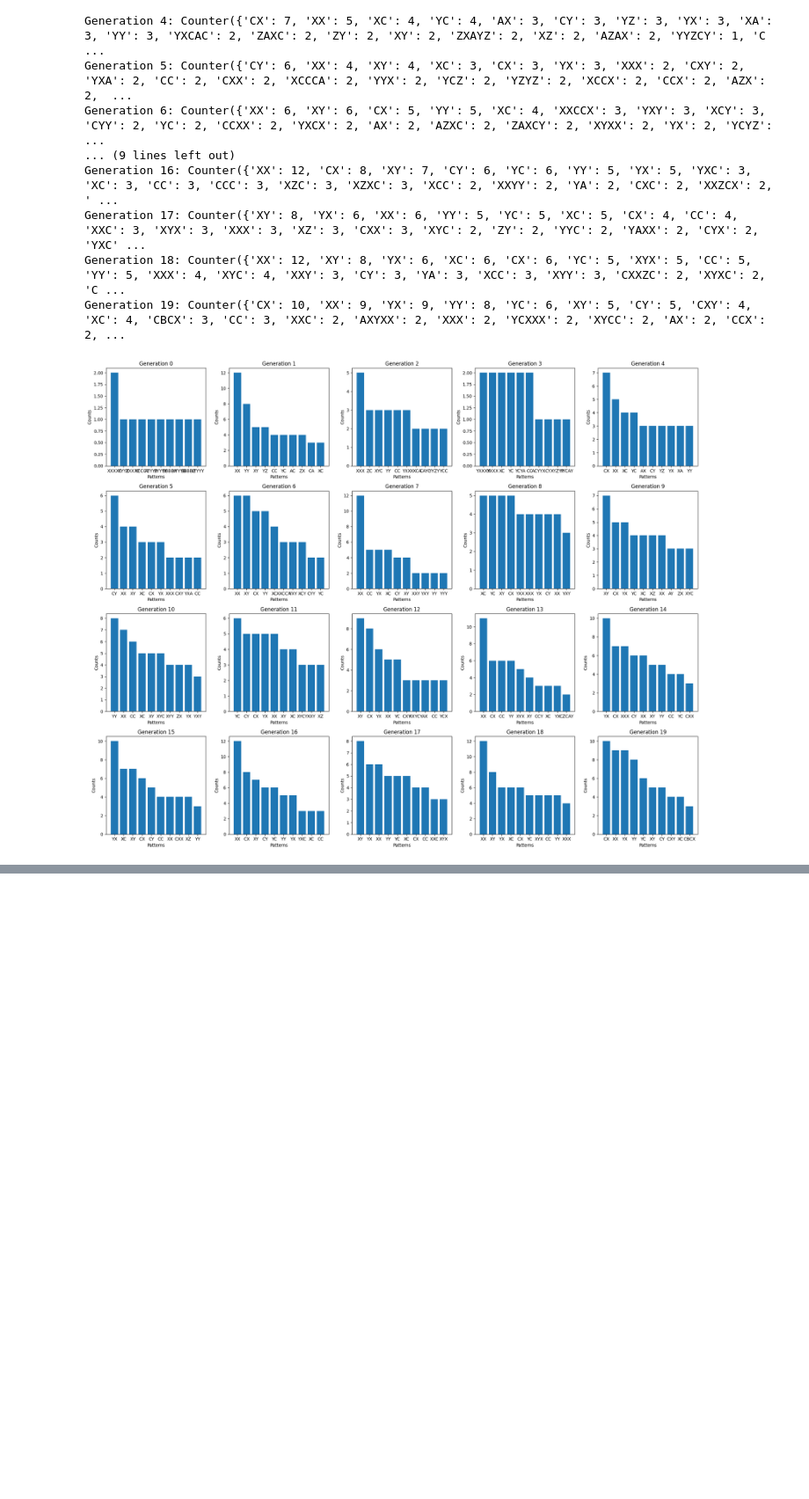
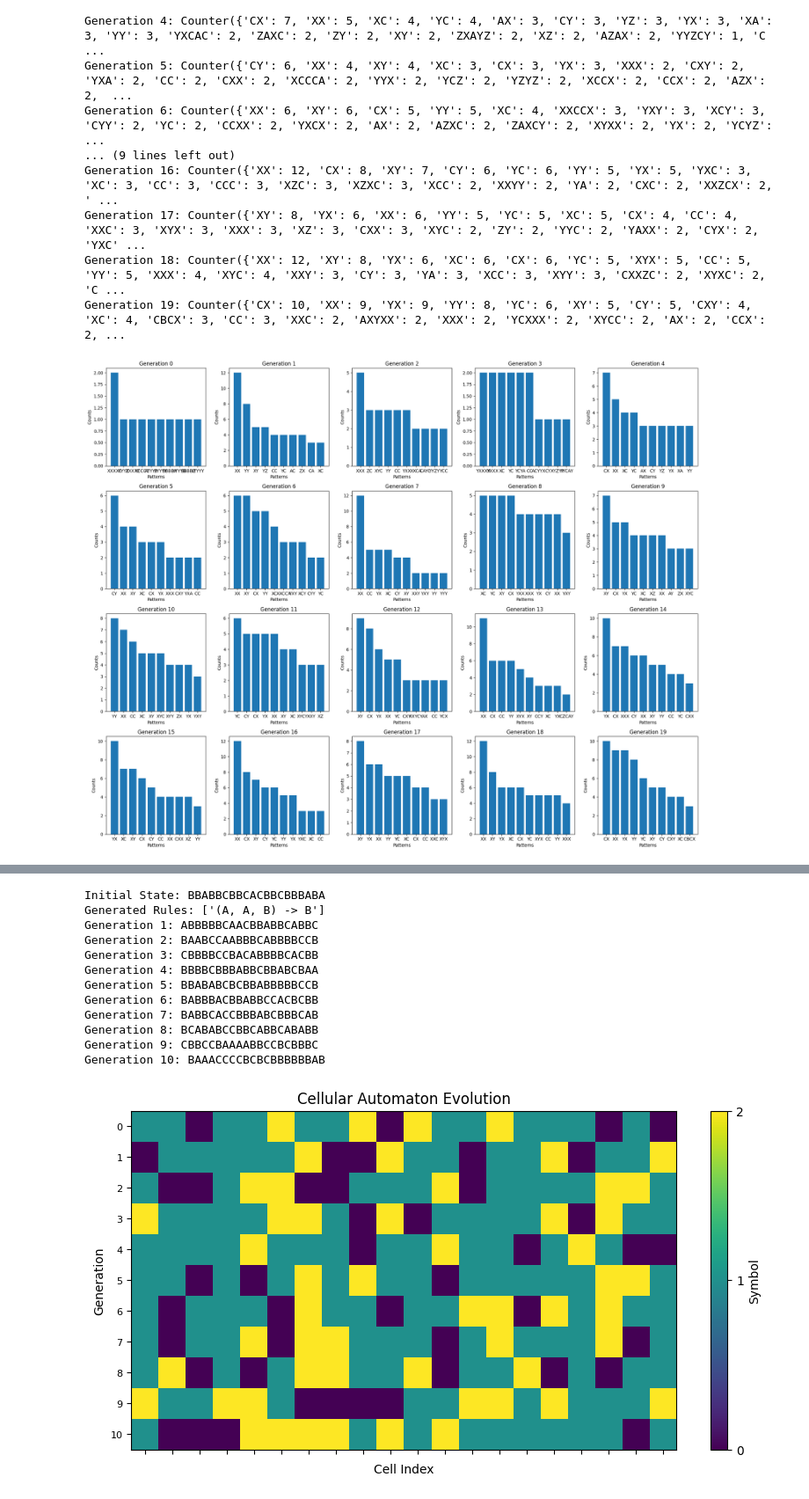
Before and after one commit to danadler-dev/MDPI-Article-Evo, a Jupyter notebook: HowInfoEvolves.ipynb, the cells around one changed output, grey strips where cells are left out. Shown at 88% size. Saved outputs shown, nothing was run; the diff lists cells and outputs as text; code cells hidden in the pictures; blank space fills up the shorter version.

```diff
--- a/HowInfoEvolves.ipynb
+++ b/HowInfoEvolves.ipynb
@@ -969,0 +1171,75 @@ Generation 19: Counter({'CX': 10, 'XX': 9, 'YX': 9, 'YY': 8, 'YC': 6, 'XY': 5, '
+# %%
+def regenerate_symbols(state, symbols, regeneration_rate, size):
+    """
+    Regenerate base symbols into the state while ensuring the state remains the correct size.
+    Args:
+        state (list): Current state of the CA.
+        symbols (list): List of base symbols.
+        regeneration_rate (dict): Regeneration rate for each symbol.
+        size (int): Desired size of the state after regeneration.
+    Returns:
+        list: State with regenerated symbols, truncated to the correct size.
+    """
+    for symbol, rate in regeneration_rate.items():
+        state.extend([symbol] * rate)
+    random.shuffle(state)
+    return state[:size]  # Ensure the state is truncated to the desired size
+
+def simulate_and_visualize_ca(symbols, stability, num_generations, size, regeneration_rate):
+    """
+    Simulate a CA using physical-like rule formation with regeneration and visualize it.
+    Args:
+        symbols (list): List of symbols (e.g., ['A', 'B', 'C']).
+        stability (dict): Stability values for combinations.
+        num_generations (int): Number of generations to simulate.
+        size (int): Size of the CA.
+        regeneration_rate (dict): Regeneration rate for each symbol.
+    """
+    # Generate initial state
+    state = [random.choice(symbols) for _ in range(size)]
+    print(f"Initial State: {''.join(state)}")
+
+    # Generate rules
+    rules = []
+    for _ in range(10):  # Generate 10 rules
+        rule = generate_ca_rule(symbols, stability)
+        if rule:
+            rules.append(rule)
+    print(f"Generated Rules: {rules}")
+
+    # Simulate CA and store states
+    grid = [state.copy()]
+    for gen in range(num_generations):
+        state = apply_ca_rule(state, rules, size)
+        state = regenerate_symbols(state, symbols, regeneration_rate, size)  # Ensure correct size
+        grid.append(state.copy())
+        print(f"Generation {gen + 1}: {''.join(state)}")
+
+    # Visualize the CA
+    visualize_ca(grid, symbols)
+
+# Define symbols and stability
+symbols = ['A', 'B', 'C']
+stability = {
+    'AAB': 3, 'ABC': 4, 'BCB': 5, 'AAC': 1, 'ACA': 2,  # Higher stability for B-compounds
+}
+
+# Define regeneration rates
+regeneration_rate = {'A': 2, 'B': 3, 'C': 2}  # Replenish symbols each generation
+
+# Run the simulation and visualize
+simulate_and_visualize_ca(symbols, stability, num_generations=10, size=20, regeneration_rate=regeneration_rate)
+# %% [output]
+Initial State: BBABBCBBCACBBCBBBABA
+Generated Rules: ['(A, A, B) -> B']
+Generation 1: ABBBBBCAACBBABBCABBC
+Generation 2: BAABCCAABBBCABBBBCCB
+Generation 3: CBBBBCCBACABBBBCACBB
+Generation 4: BBBBCBBBABBCBBABCBAA
+Generation 5: BBABABCBCBBABBBBBCCB
+Generation 6: BABBBACBBABBCCACBCBB
+Generation 7: BABBCACCBBBABCBBBCAB
+Generation 8: BCABABCCBBCABBCABABB
+Generation 9: CBBCCBAAAABBCCBCBBBC
+Generation 10: BAAACCCCBCBCBBBBBBAB
+[figure, added]
```
Also changed, not shown: parts of 3 cells of this notebook.
